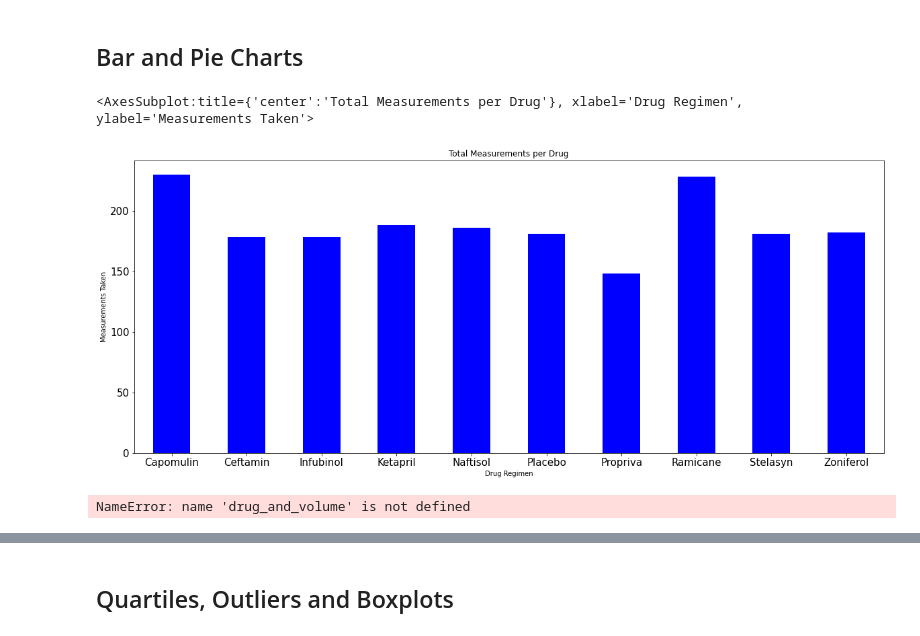
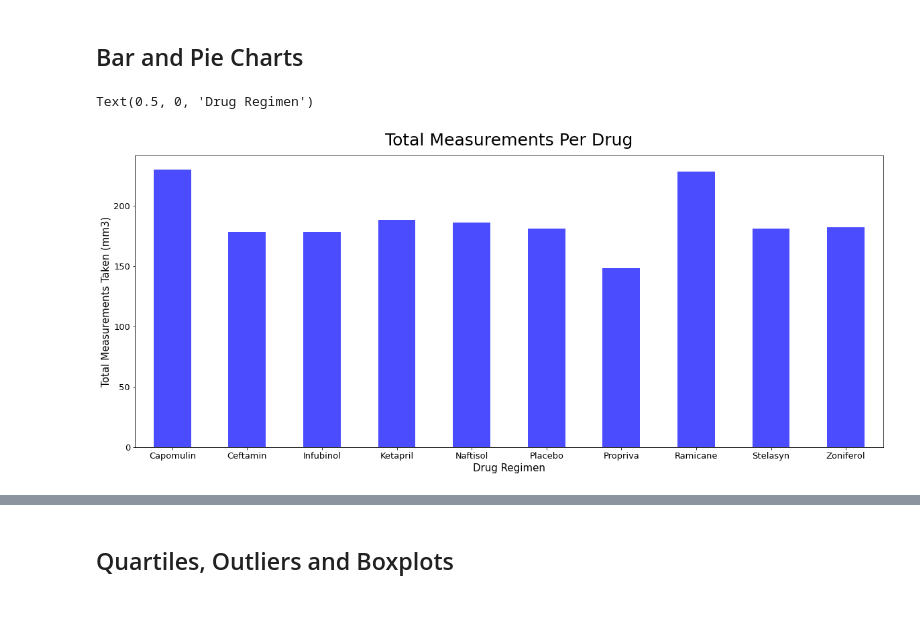
Before and after one commit to hills072/Matplotlib-pymaceuticals, a Jupyter notebook: matplotlib/matplotlib_starter.ipynb, the cells around one changed output, grey strips where cells are left out. Cells and saved outputs as stored; diff of their text form; code cells hidden in the pictures; blank space fills up the shorter version.

Commit message:
onto pie plots now

```diff
--- a/matplotlib/matplotlib_starter.ipynb
+++ b/matplotlib/matplotlib_starter.ipynb
@@ -147,15 +147,14 @@ summary_table
 # %%
 # Generate a bar plot showing the total number of measurements taken on each drug regimen using pandas.
 
 
 summary_table = clean_df.groupby('Drug Regimen').aggregate({'Tumor Volume (mm3)':['count']})
-summary_table.plot(kind="bar",figsize=(20,8), color="blue", alpha=1, title="Total Measurements per Drug",
-                   rot=0, fontsize=15, legend=False, ylabel="Measurements Taken")
-# summary_table.set_xticklabels(rotation=45)
+
+pandas_bar = summary_table.plot(kind="bar",figsize=(20,8), color="blue", alpha=.7, rot=0, fontsize=13, legend=False)
+
+pandas_bar.set_ylabel('Total Measurements Taken (mm3)',fontdict={'fontsize':15})
+pandas_bar.set_title("Total Measurements Per Drug", pad=15,fontdict={'fontsize':25})
+pandas_bar.set_xlabel('Drug Regimen',fontdict={'fontsize':15})
 # %% [output]
-<AxesSubplot:title={'center':'Total Measurements per Drug'}, xlabel='Drug Regimen', ylabel='Measurements Taken'>
+Text(0.5, 0, 'Drug Regimen')
-[figure, old version]
+[figure, new version]
-# %%
-drug_and_volume
-# %% [output]
-NameError: name 'drug_and_volume' is not defined
```
Also changed, not shown: parts of 2 cells of this notebook.
